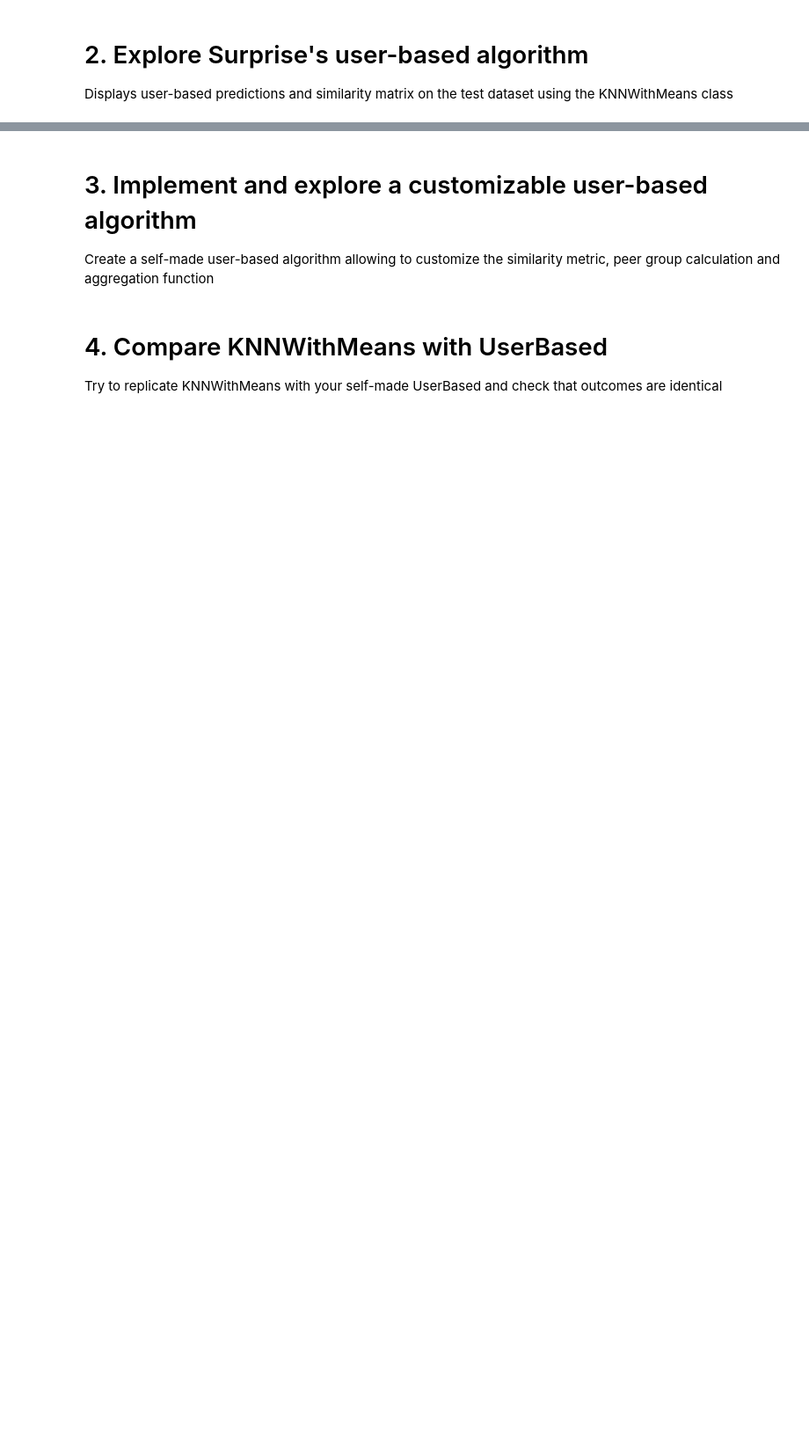
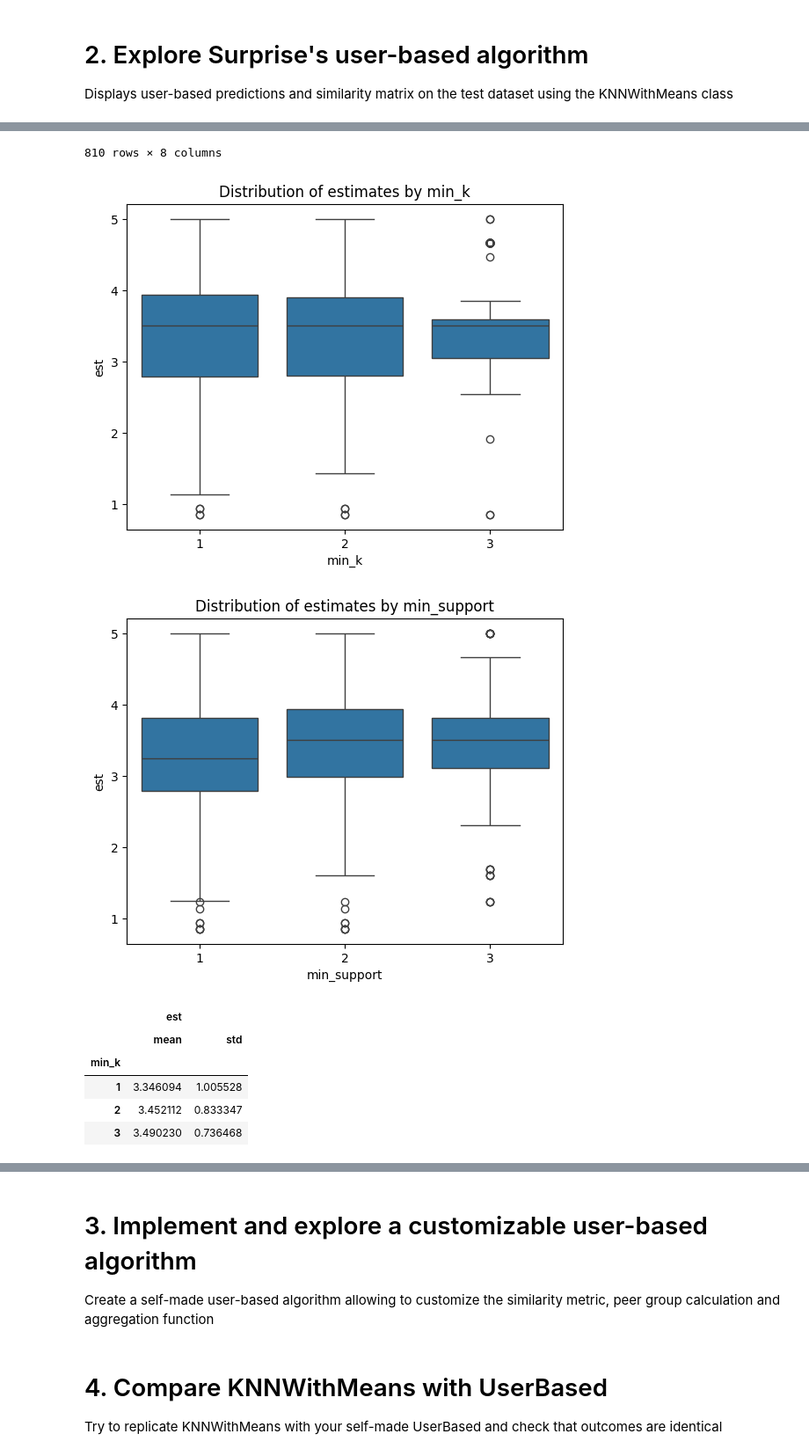
Before and after one commit to imranoski/mlsmm2156-main, a Jupyter notebook: user_based.ipynb, the cells around one changed output, grey strips where cells are left out. Shown: that part at 88% size. Cells and saved outputs as stored; diff of their text form; code cells hidden in the pictures; blank space fills up the shorter version.

```diff
--- a/user_based.ipynb
+++ b/user_based.ipynb
@@ -27,3 +33,11 @@ The autoreload extension is already loaded. To reload it, use:
 Prepare a dataset in order to help implementing a user-based recommender system
 # %%
 # -- load data, build trainset and anti testset --
+df = load_ratings(surprise_format=True)
+
+train = df.build_full_trainset()
+print(train.global_mean)
+test = train.build_anti_testset()
+
+for i in test:
+    print(i)
@@ -32,3 +64,51 @@ Prepare a dataset in order to help implementing a user-based recommender system
 Displays user-based predictions and similarity matrix on the test dataset using the KNNWithMeans class
 # %%
 # -- using surprise's user-based algorithm, explore the impact of different parameters and displays predictions --
+knn = KNNWithMeans(k = 3, sim_options={'user_based' : True, 'name' : 'MSD', 'min_support': 3})
+knn.fit(train)
+print(knn.predict(uid = 11, iid = 364))
+
+
+allpred = []
+
+for i in range(1, 4):
+    for j in range(1, 4):
+        for k in range(1, 4):
+            knn = KNNWithMeans(k = i, min_k = j, sim_options={'user_based' : True, 'name' : 'MSD', 'min_support': k})
+            knn.fit(train)
+            pred = knn.test(test, verbose = False)
+            pred_df = pd.DataFrame(pred)
+            pred_df['k'] = i
+            pred_df['min_k'] = j
+            pred_df['min_support'] = k
+            allpred.append(pred_df)
+
+allpred_df = pd.concat(allpred, ignore_index=True)
+display(allpred_df)
+
+grouped_min_k = allpred_df.groupby(by=['min_k'])[['est']].agg(['mean', 'std'])
+grouped_min_support = allpred_df.groupby(by=['min_support'])[['est']].agg(['mean', 'std'])
+
+sns.boxplot(x='min_k', y='est', data=allpred_df)
+plt.title('Distribution of estimates by min_k')
+plt.xlabel('min_k')
+plt.show()
+
+sns.boxplot(x='min_support', y='est', data=allpred_df)
+plt.title('Distribution of estimates by min_support')
+plt.xlabel('min_support')
+plt.show()
+
+display(grouped_min_k)
+display(grouped_min_support)
+
+'''
+Observations :
+
+As "min_k" increases, the standard deviation of the estimates decreases. This can be explained by
+the relationship between "min_k" and "min_support" : the increase in "min_support" gives tighter
+constrains to the algorithm, preventing it from finding a sufficient number of neighbors
+(observed when "actual_k" = 0) and thus mapping an estimate equal to the average of the distribution.
+
+'''
+# %% [output]
@@ -34,0 +144,9 @@ Displays user-based predictions and similarity matrix on the test dataset using
+810 rows × 8 columns
+[figure, added]
+[figure, added]
+|  | est |  |
+|  | mean | std |
+| min_k |  |  |
+| 1 | 3.346094 | 1.005528 |
+| 2 | 3.452112 | 0.833347 |
+| 3 | 3.490230 | 0.736468 |
```
Also changed, not shown: parts of 6 cells of this notebook, 3 other files.
